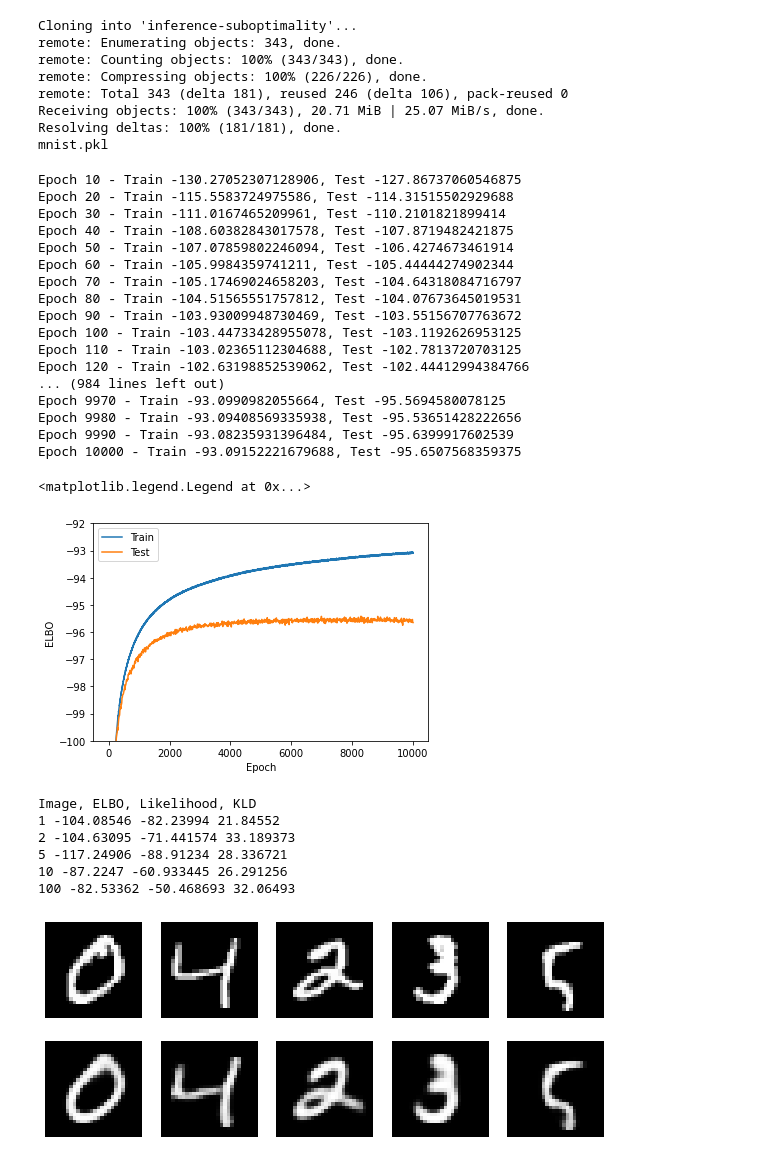
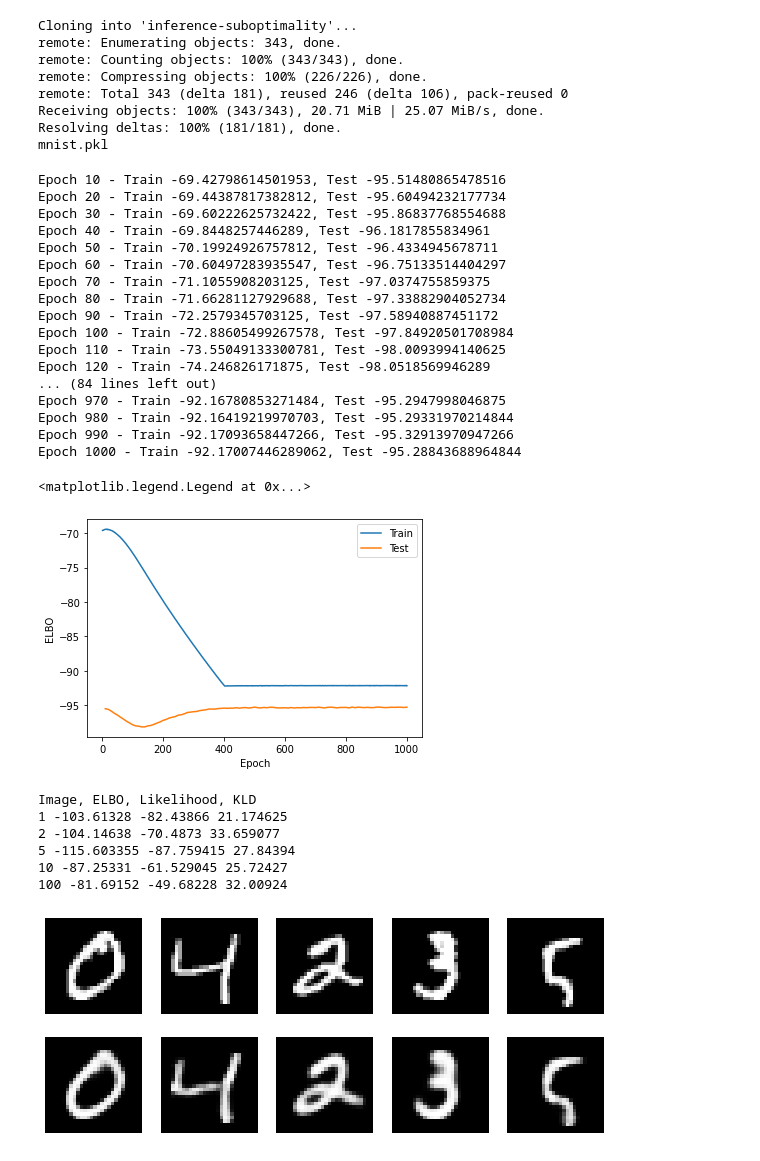
Before and after one commit to ATML-2022-Group6/inference-suboptimality, a Jupyter notebook: test_vae.ipynb, the cells around one changed output. Saved outputs shown, nothing was run; the diff lists cells and outputs as text; code cells hidden in the pictures.

```diff
--- a/test_vae.ipynb
+++ b/test_vae.ipynb
@@ -129,11 +129,14 @@ def lr_schedule(epoch):
   return 2 * 1e-4 * jnp.round(10**(1-i/7.), 1)
 if use_lr_schedule:
   # step_size = lr_schedule
-  step_size = optimizers.piecewise_constant([200, 700, 1200, 2000, 3000 ], [ 5 * 1e-3, 2 * 1e-3, 1e-3, 5 * 1e-4, 2 * 1e-4 ])
+  step_size = optimizers.piecewise_constant(
+      [ 200, 500, 1000, 2000, 3000, 5000, 10000, 15000 ],
+      [ 5 * 1e-3, 2 * 1e-3, 1e-3, 5 * 1e-4, 2 * 1e-4, 1e-4, 5 * 1e-5, 2 * 1e-5 ]
+    )
 else:
-  step_size = lambda _: 1e-4
+  step_size = lambda _: 1e-7
 
-kl_annealing = False
+kl_annealing = True
 kl_threshold = 400
 
 opt_init, opt_update, get_params = optimizers.adam(step_size=step_size, eps=1e-4)
@@ -175,7 +178,7 @@ def dataset_elbo(dataset, rng, params):
 compute_train_elbo = jit(partial(dataset_elbo, train_batches))
 compute_test_elbo = jit(partial(dataset_elbo, test_batches))
 # %%
-num_epochs = 10000
+num_epochs = 1000
 display_epoch = 10
 
 # how often to save intermediate params
@@ -198,7 +201,7 @@ def save_params(epoch, params):
   file_name = "{}/{}_{:05d}.pkl".format(save_dir, file_tag, epoch)
   utils.save_params(file_name, params)
 
-opt_state = opt_init(init_params)
+# opt_state = opt_init(init_params)
 
 with trange(1, num_epochs+1) as t:
   for epoch in t:
@@ -230,42 +233,41 @@ with trange(1, num_epochs+1) as t:
           best_test_elbo = test_elbo
           num_worse = 0
 # %% [output]
-Epoch 10 - Train -130.27052307128906, Test -127.86737060546875
-Epoch 20 - Train -115.5583724975586, Test -114.31515502929688
-Epoch 30 - Train -111.0167465209961, Test -110.2101821899414
-Epoch 40 - Train -108.60382843017578, Test -107.8719482421875
-Epoch 50 - Train -107.07859802246094, Test -106.4274673461914
-Epoch 60 - Train -105.9984359741211, Test -105.44444274902344
-Epoch 70 - Train -105.17469024658203, Test -104.64318084716797
-Epoch 80 - Train -104.51565551757812, Test -104.07673645019531
-Epoch 90 - Train -103.93009948730469, Test -103.55156707763672
-Epoch 100 - Train -103.44733428955078, Test -103.1192626953125
-Epoch 110 - Train -103.02365112304688, Test -102.7813720703125
-Epoch 120 - Train -102.63198852539062, Test -102.44412994384766
-... (984 lines left out)
-Epoch 9970 - Train -93.0990982055664, Test -95.5694580078125
-Epoch 9980 - Train -93.09408569335938, Test -95.53651428222656
-Epoch 9990 - Train -93.08235931396484, Test -95.6399917602539
-Epoch 10000 - Train -93.09152221679688, Test -95.6507568359375
+Epoch 10 - Train -69.42798614501953, Test -95.51480865478516
+Epoch 20 - Train -69.44387817382812, Test -95.60494232177734
+Epoch 30 - Train -69.60222625732422, Test -95.86837768554688
+Epoch 40 - Train -69.8448257446289, Test -96.1817855834961
+Epoch 50 - Train -70.19924926757812, Test -96.4334945678711
+Epoch 60 - Train -70.60497283935547, Test -96.75133514404297
+Epoch 70 - Train -71.1055908203125, Test -97.0374755859375
+Epoch 80 - Train -71.66281127929688, Test -97.33882904052734
+Epoch 90 - Train -72.2579345703125, Test -97.58940887451172
+Epoch 100 - Train -72.88605499267578, Test -97.84920501708984
+Epoch 110 - Train -73.55049133300781, Test -98.0093994140625
+Epoch 120 - Train -74.246826171875, Test -98.0518569946289
+... (84 lines left out)
+Epoch 970 - Train -92.16780853271484, Test -95.2947998046875
+Epoch 980 - Train -92.16419219970703, Test -95.29331970214844
+Epoch 990 - Train -92.17093658447266, Test -95.32913970947266
+Epoch 1000 - Train -92.17007446289062, Test -95.28843688964844
 # %%
 plt.plot(*np.array(train_elbos).T, label="Train")
 plt.plot(*np.array(test_elbos).T, label="Test")
 plt.xlabel("Epoch")
 plt.ylabel("ELBO")
-plt.ylim(-100,-92)
 plt.legend()
 # %% [output]
 <matplotlib.legend.Legend at 0x...>
-[figure, old version]
+[figure, new version]
 # %%
 visualise_recons(get_params(opt_state))
 # %% [output]
 Image, ELBO, Likelihood, KLD
-1 -104.08546 -82.23994 21.84552
-2 -104.63095 -71.441574 33.189373
-5 -117.24906 -88.91234 28.336721
-10 -87.2247 -60.933445 26.291256
-100 -82.53362 -50.468693 32.06493
+1 -103.61328 -82.43866 21.174625
+2 -104.14638 -70.4873 33.659077
+5 -115.603355 -87.759415 27.84394
+10 -87.25331 -61.529045 25.72427
+100 -81.69152 -49.68228 32.00924
 [figure]
 # %%
 visualise_latent(get_params(opt_state))
```
Also changed, not shown: parts of 2 cells of this notebook.
